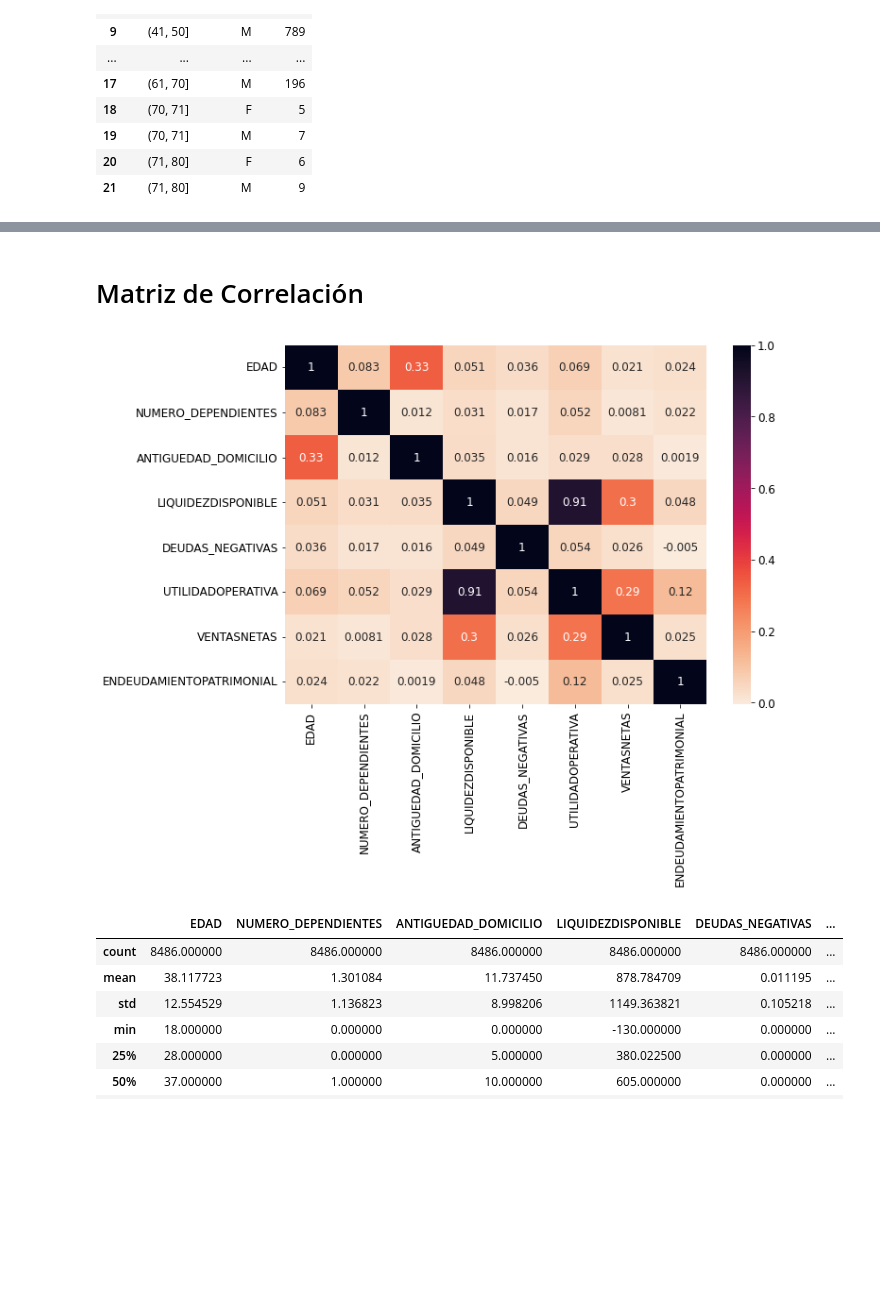
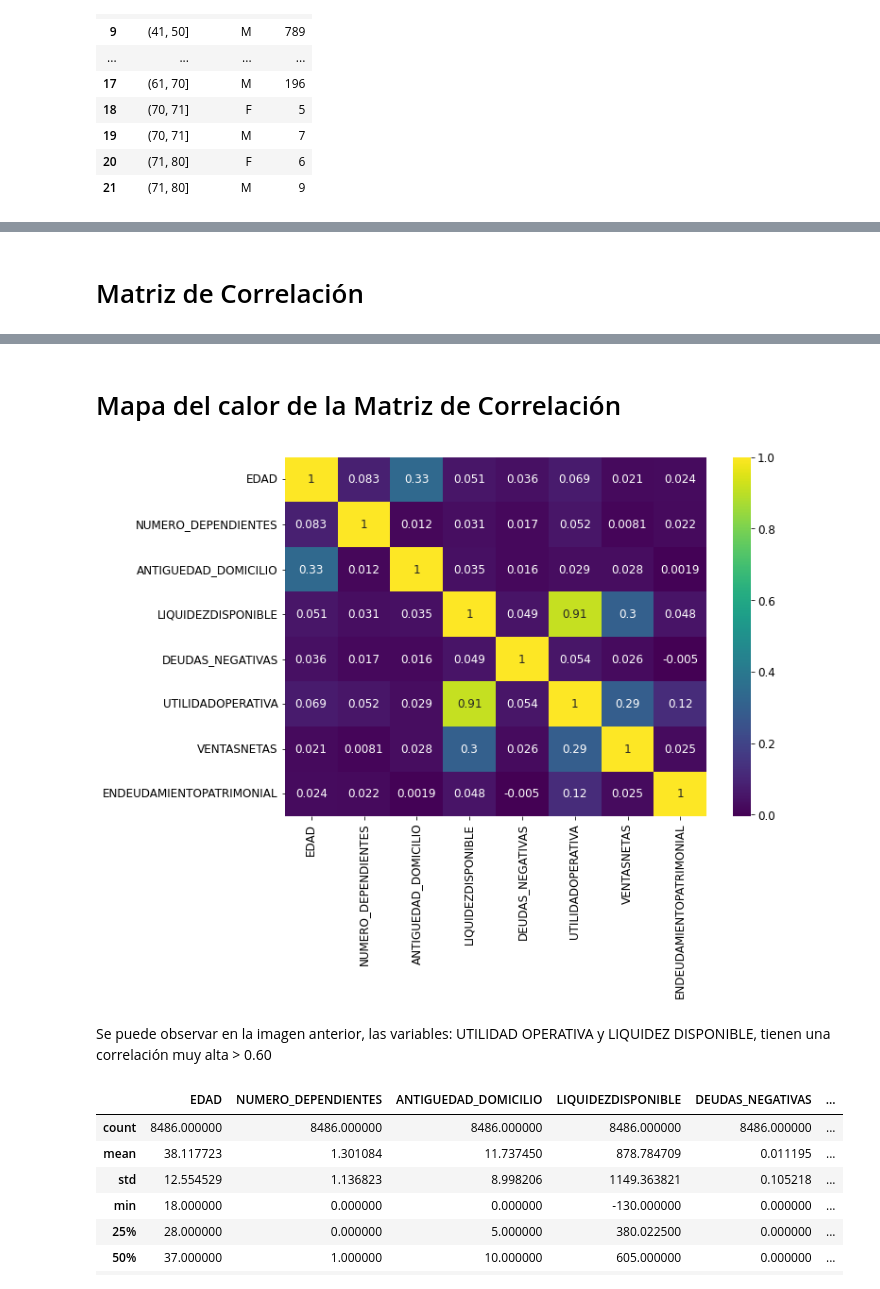
Before and after one commit to MiguelAngelTinocoArroyo/DataAnalytics, a Jupyter notebook: Source/Proyecto.ipynb, the cells around one changed output, grey strips where cells are left out. Cells and saved outputs as stored; diff of their text form; code cells hidden in the pictures; blank space fills up the shorter version.

```diff
--- a/Source/Proyecto.ipynb
+++ b/Source/Proyecto.ipynb
@@ -225,7 +225,8 @@ grafico = sns.catplot(data = conteo_edad_x_sexo, kind = 'bar',
                       x = 'edad_bins', y = 'conteo', hue ='GENERO', palette=sns.color_palette(['g','b']))
 
 grafico.set_xticklabels(rotation = 90)
-plt.grid(color='b', linestyle='dotted', linewidth=1)
-plt.rcParams['font.size'] = 15
+plt.rcParams['figure.figsize']= 15,7
+plt.grid(color='c', linestyle='dotted', linewidth=1)
+plt.rcParams['font.size'] = 12
 plt.show()
 # %% [output]
@@ -233,3 +244,5 @@ plt.show()
+# %% [markdown]
+# Matriz de Correlación
 # %%
 # Matriz de correlación con el método Pearson
 corr_matrix = df[columnsNumeric].corr(method='pearson')
@@ -245,19 +258,20 @@ corr_matrix
 | VENTASNETAS | 0.021494 | 0.008084 | 0.028323 | 0.298367 | 0.026047 | ... |
 | ENDEUDAMIENTOPATRIMONIAL | 0.024493 | 0.022411 | 0.001870 | 0.047949 | -0.005003 | ... |
 # %% [markdown]
-# Matriz de Correlación
+# Mapa del calor de la Matriz de Correlación
 # %%
 plt.rcParams['figure.figsize']= 10,7
 plt.rcParams['font.size'] = 12
 
 df_small = df[columnsNumeric].iloc[:,:9]
 correlation = df_small.corr()
-sns.heatmap(correlation, annot = True, cmap = sns.color_palette("rocket_r", as_cmap=True))
+sns.heatmap(correlation, annot = True, cmap = sns.color_palette("viridis", as_cmap=True))
 plt.show()
-
-# Se eliminará la variable UTILIDAD OPERATIVA, pues la variable tiene correlación > 0.60
 # %% [output]
-[figure, old version]
+[figure, new version]
+# %% [markdown]
+Se puede observar en la imagen anterior, las variables: UTILIDAD OPERATIVA y LIQUIDEZ DISPONIBLE,
+tienen una correlación muy alta > 0.60
 # %%
 # Pasando las variables categóricas y numéricas a un dataframe
 df_categoric = df[columnsCategoric]
```
Also changed, not shown: parts of 4 cells of this notebook.
